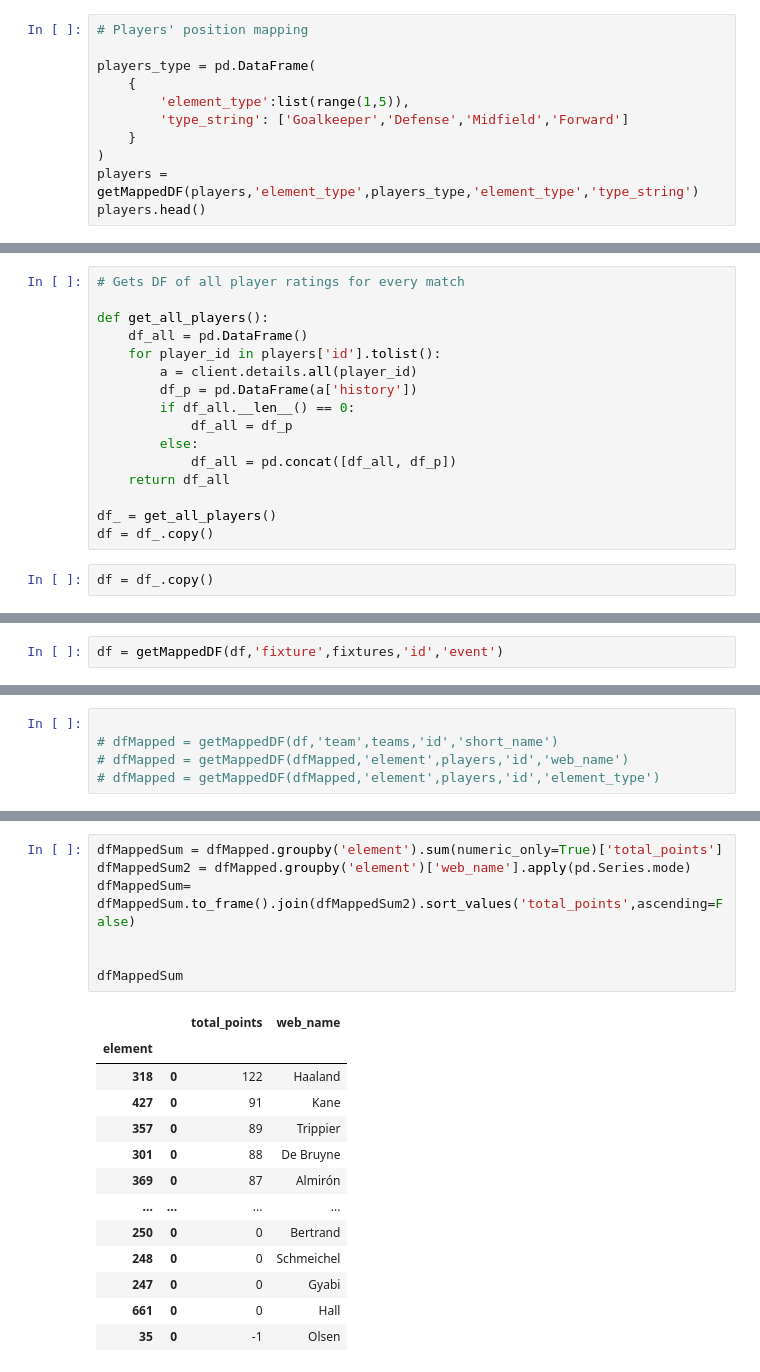
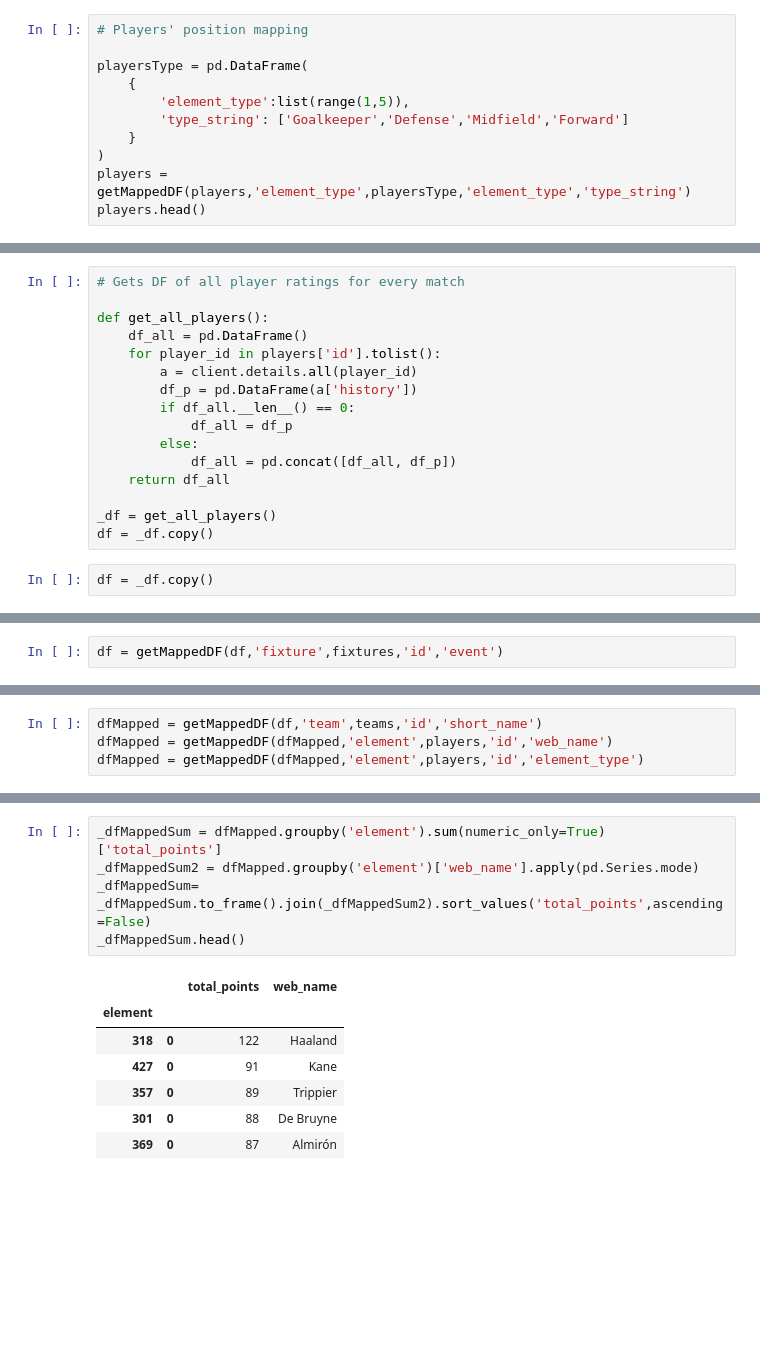
Before and after one commit to camilos0808/FPLProject, a Jupyter notebook: 01Note.ipynb, the cells around one changed output, grey strips where cells are left out. Cells and saved outputs as stored; diff of their text form; blank space fills up the shorter version.

```diff
--- a/01Note.ipynb
+++ b/01Note.ipynb
@@ -72,13 +66,13 @@ players.head()
 # %%
 # Players' position mapping
 
-players_type = pd.DataFrame(
+playersType = pd.DataFrame(
     {
         'element_type':list(range(1,5)),
         'type_string': ['Goalkeeper','Defense','Midfield','Forward']
     }
 )
-players = getMappedDF(players,'element_type',players_type,'element_type','type_string')
+players = getMappedDF(players,'element_type',playersType,'element_type','type_string')
 players.head()
 # %% [output]
 |  | chance_of_playing_next_round | chance_of_playing_this_round | code | cost_change_event | cost_change_event_fall | ... |
@@ -116,10 +110,10 @@ def get_all_players():
             df_all = pd.concat([df_all, df_p])
     return df_all
 
-df_ = get_all_players()
-df = df_.copy()
+_df = get_all_players()
+df = _df.copy()
 # %%
-df = df_.copy()
+df = _df.copy()
 # %%
 df[df.columns[:20]].head()
 # %% [output]
@@ -172,5 +164,4 @@ NameError: name 'all_fixtures' is not defined
 # %%
-
-# dfMapped = getMappedDF(df,'team',teams,'id','short_name')
-# dfMapped = getMappedDF(dfMapped,'element',players,'id','web_name')
-# dfMapped = getMappedDF(dfMapped,'element',players,'id','element_type')
+dfMapped = getMappedDF(df,'team',teams,'id','short_name')
+dfMapped = getMappedDF(dfMapped,'element',players,'id','web_name')
+dfMapped = getMappedDF(dfMapped,'element',players,'id','element_type')
@@ -205,21 +203,13 @@ sns.barplot(data =dfMapped,
 # %%
-dfMappedSum = dfMapped.groupby('element').sum(numeric_only=True)['total_points']
-dfMappedSum2 = dfMapped.groupby('element')['web_name'].apply(pd.Series.mode)
-dfMappedSum= dfMappedSum.to_frame().join(dfMappedSum2).sort_values('total_points',ascending=False)
-
-
-dfMappedSum
+_dfMappedSum = dfMapped.groupby('element').sum(numeric_only=True)['total_points']
+_dfMappedSum2 = dfMapped.groupby('element')['web_name'].apply(pd.Series.mode)
+_dfMappedSum= _dfMappedSum.to_frame().join(_dfMappedSum2).sort_values('total_points',ascending=False)
+_dfMappedSum.head()
 # %% [output]
 |  |  | total_points | web_name |
 | element |  |  |  |
 | 318 | 0 | 122 | Haaland |
 | 427 | 0 | 91 | Kane |
 | 357 | 0 | 89 | Trippier |
 | 301 | 0 | 88 | De Bruyne |
 | 369 | 0 | 87 | Almirón |
-| ... | ... | ... | ... |
-| 250 | 0 | 0 | Bertrand |
-| 248 | 0 | 0 | Schmeichel |
-| 247 | 0 | 0 | Gyabi |
-| 661 | 0 | 0 | Hall |
-| 35 | 0 | -1 | Olsen |
```
Also changed, not shown: parts of 28 cells of this notebook.
